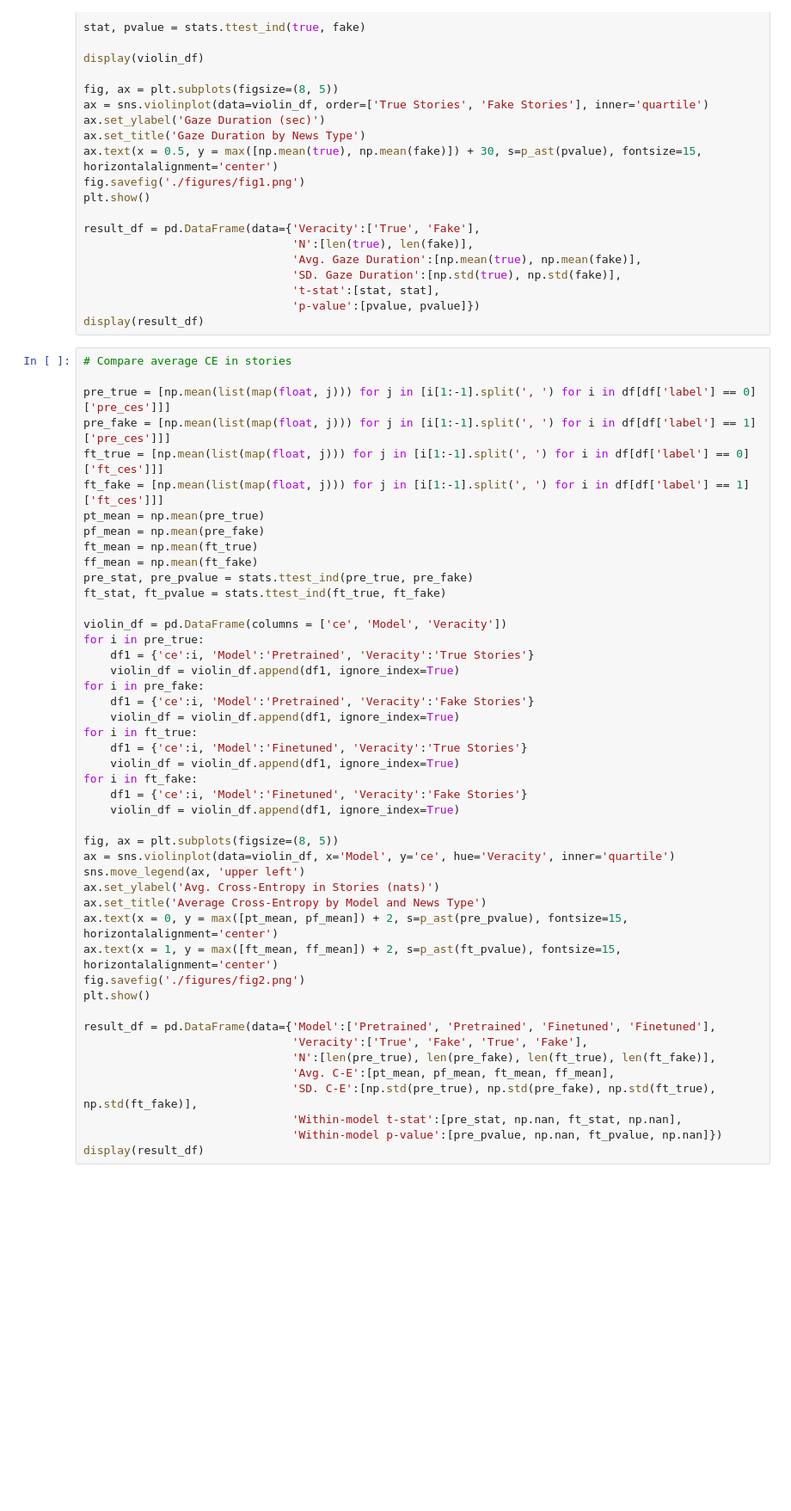
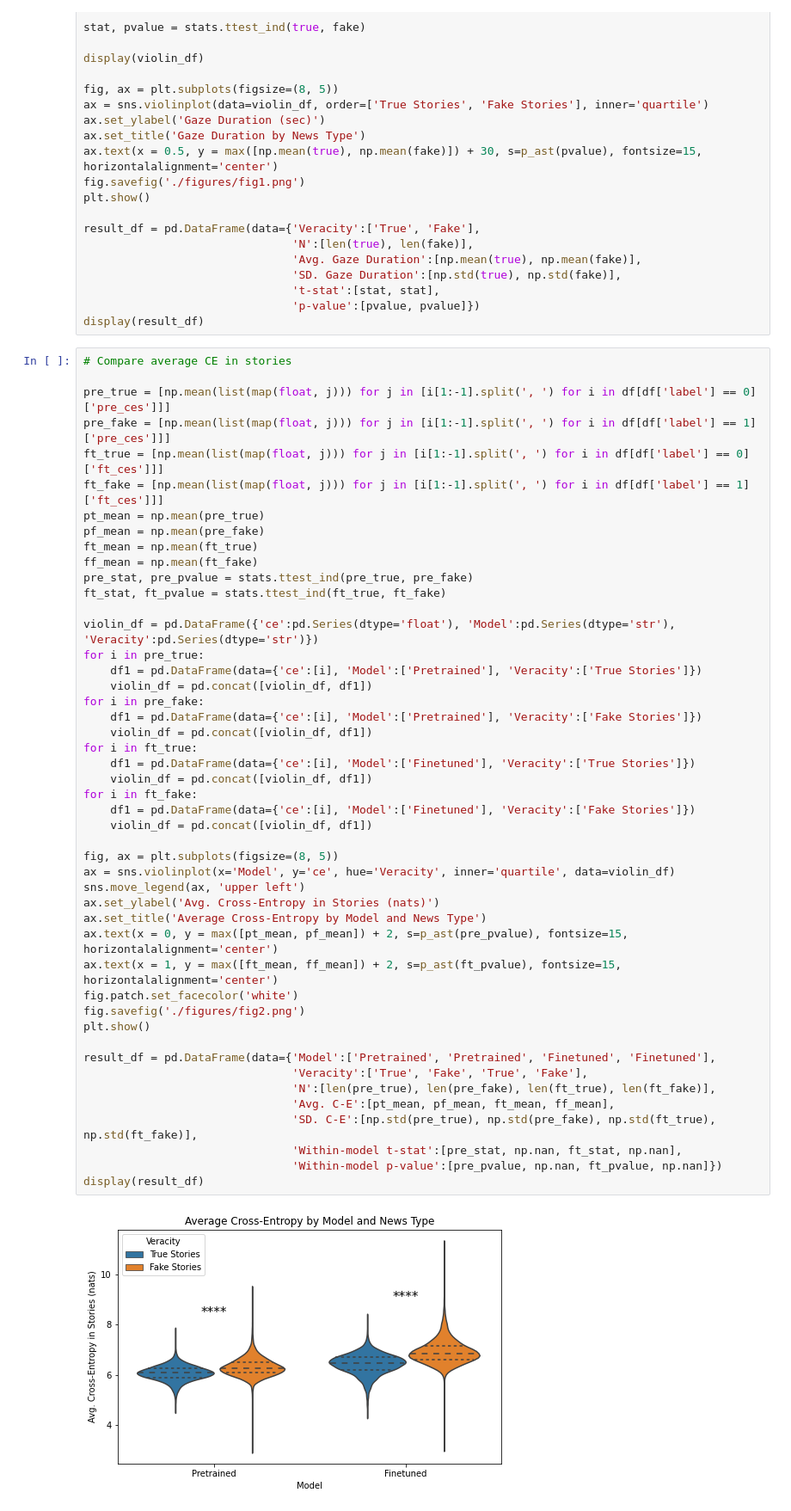
Before and after one commit to sjh2208/SeniorThesis, a Jupyter notebook: Analysis.ipynb, the cells around one changed output. Shown at 86% size. Saved outputs shown, nothing was run; the diff lists cells and outputs as text; blank space fills up the shorter version.

Commit message:
Modified figure background

```diff
--- a/Analysis.ipynb
+++ b/Analysis.ipynb
@@ -91,40 +93,43 @@ ft_true = [np.mean(list(map(float, j))) for j in [i[1:-1].split(', ') for i in d
 ft_fake = [np.mean(list(map(float, j))) for j in [i[1:-1].split(', ') for i in df[df['label'] == 1]['ft_ces']]]
 pt_mean = np.mean(pre_true)
 pf_mean = np.mean(pre_fake)
 ft_mean = np.mean(ft_true)
 ff_mean = np.mean(ft_fake)
 pre_stat, pre_pvalue = stats.ttest_ind(pre_true, pre_fake)
 ft_stat, ft_pvalue = stats.ttest_ind(ft_true, ft_fake)
 
-violin_df = pd.DataFrame(columns = ['ce', 'Model', 'Veracity'])
+violin_df = pd.DataFrame({'ce':pd.Series(dtype='float'), 'Model':pd.Series(dtype='str'), 'Veracity':pd.Series(dtype='str')})
 for i in pre_true:
-    df1 = {'ce':i, 'Model':'Pretrained', 'Veracity':'True Stories'}
-    violin_df = violin_df.append(df1, ignore_index=True)
+    df1 = pd.DataFrame(data={'ce':[i], 'Model':['Pretrained'], 'Veracity':['True Stories']})
+    violin_df = pd.concat([violin_df, df1])
 for i in pre_fake:
-    df1 = {'ce':i, 'Model':'Pretrained', 'Veracity':'Fake Stories'}
-    violin_df = violin_df.append(df1, ignore_index=True)
+    df1 = pd.DataFrame(data={'ce':[i], 'Model':['Pretrained'], 'Veracity':['Fake Stories']})
+    violin_df = pd.concat([violin_df, df1])
 for i in ft_true:
-    df1 = {'ce':i, 'Model':'Finetuned', 'Veracity':'True Stories'}
-    violin_df = violin_df.append(df1, ignore_index=True)
+    df1 = pd.DataFrame(data={'ce':[i], 'Model':['Finetuned'], 'Veracity':['True Stories']})
+    violin_df = pd.concat([violin_df, df1])
 for i in ft_fake:
-    df1 = {'ce':i, 'Model':'Finetuned', 'Veracity':'Fake Stories'}
-    violin_df = violin_df.append(df1, ignore_index=True)
+    df1 = pd.DataFrame(data={'ce':[i], 'Model':['Finetuned'], 'Veracity':['Fake Stories']})
+    violin_df = pd.concat([violin_df, df1])
 
 fig, ax = plt.subplots(figsize=(8, 5))
-ax = sns.violinplot(data=violin_df, x='Model', y='ce', hue='Veracity', inner='quartile')
+ax = sns.violinplot(x='Model', y='ce', hue='Veracity', inner='quartile', data=violin_df)
 sns.move_legend(ax, 'upper left')
 ax.set_ylabel('Avg. Cross-Entropy in Stories (nats)')
 ax.set_title('Average Cross-Entropy by Model and News Type')
 ax.text(x = 0, y = max([pt_mean, pf_mean]) + 2, s=p_ast(pre_pvalue), fontsize=15, horizontalalignment='center')
 ax.text(x = 1, y = max([ft_mean, ff_mean]) + 2, s=p_ast(ft_pvalue), fontsize=15, horizontalalignment='center')
+fig.patch.set_facecolor('white')
 fig.savefig('./figures/fig2.png')
 plt.show()
 
 result_df = pd.DataFrame(data={'Model':['Pretrained', 'Pretrained', 'Finetuned', 'Finetuned'],
                                'Veracity':['True', 'Fake', 'True', 'Fake'],
                                'N':[len(pre_true), len(pre_fake), len(ft_true), len(ft_fake)],
                                'Avg. C-E':[pt_mean, pf_mean, ft_mean, ff_mean],
                                'SD. C-E':[np.std(pre_true), np.std(pre_fake), np.std(ft_true), np.std(ft_fake)],
                                'Within-model t-stat':[pre_stat, np.nan, ft_stat, np.nan],
                                'Within-model p-value':[pre_pvalue, np.nan, ft_pvalue, np.nan]})
 display(result_df)
+# %% [output]
+[figure, added]
```
Also changed, not shown: parts of 8 cells of this notebook, 6 other files.
